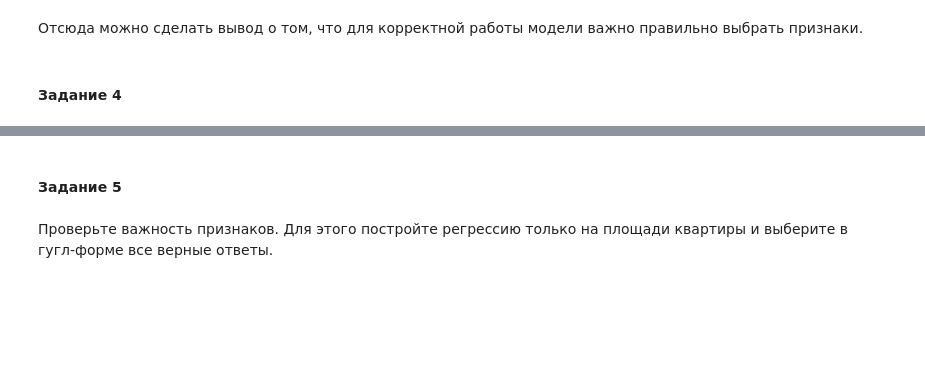
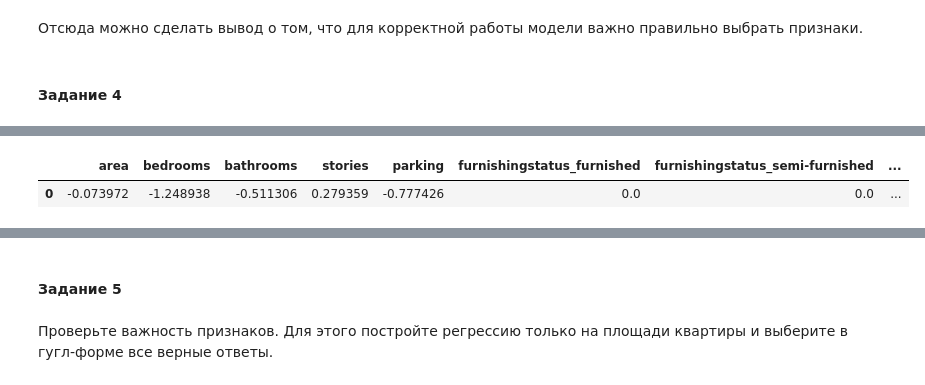
Before and after one commit to NekryachAlex/mlcourse_home_tasks, a Jupyter notebook: assignment1/Домашнее задание. Версия для студентов (с пропусками).ipynb, the cells around one changed output, grey strips where cells are left out. Saved outputs shown, nothing was run; the diff lists cells and outputs as text; code cells hidden in the pictures; blank space fills up the shorter version.

```diff
--- a/assignment1/Домашнее задание. Версия для студентов (с пропусками).ipynb
+++ b/assignment1/Домашнее задание. Версия для студентов (с пропусками).ipynb
@@ -467,2 +500,31 @@ plt.show()
+# %%
+scaler = StandardScaler()
+
+X_train_norm = pd.DataFrame(
+    scaler.fit_transform(X_train[var_numeric]),
+    columns=var_numeric
+)
+X_test_norm = pd.DataFrame(
+    scaler.fit_transform(X_test[var_numeric]),
+    columns=var_numeric
+)
+# %%
+var_categorical = np.delete(var_categorical, np.where(var_categorical == 'furnishingstatus'))
+# %%
+X_train_norm.reset_index(drop=True, inplace=True)
+encoded_X_train.reset_index(drop=True, inplace=True)
+X_train.reset_index(drop=True, inplace=True)
+
+X_test_norm.reset_index(drop=True, inplace=True)
+encoded_X_test.reset_index(drop=True, inplace=True)
+X_test.reset_index(drop=True, inplace=True)
+# %%
+X_train = pd.concat([X_train_norm, encoded_X_train, X_train[var_categorical]],axis = 1)
+X_test = pd.concat([X_test_norm, encoded_X_test, X_test[var_categorical]],axis = 1)
+# %%
+X_train.head(1)
+# %% [output]
+|  | area | bedrooms | bathrooms | stories | parking | furnishingstatus_furnished | furnishingstatus_semi-furnished | ... |
+| 0 | -0.073972 | -1.248938 | -0.511306 | 0.279359 | -0.777426 | 0.0 | 0.0 | ... |
 # %%
 # Добавьте константы
```
Also changed, not shown: parts of 14 cells of this notebook.
